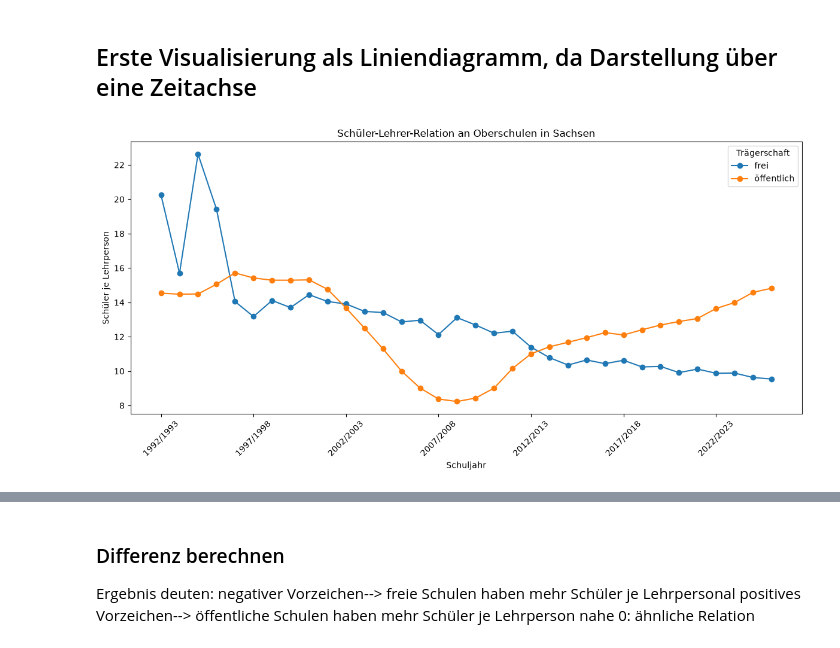
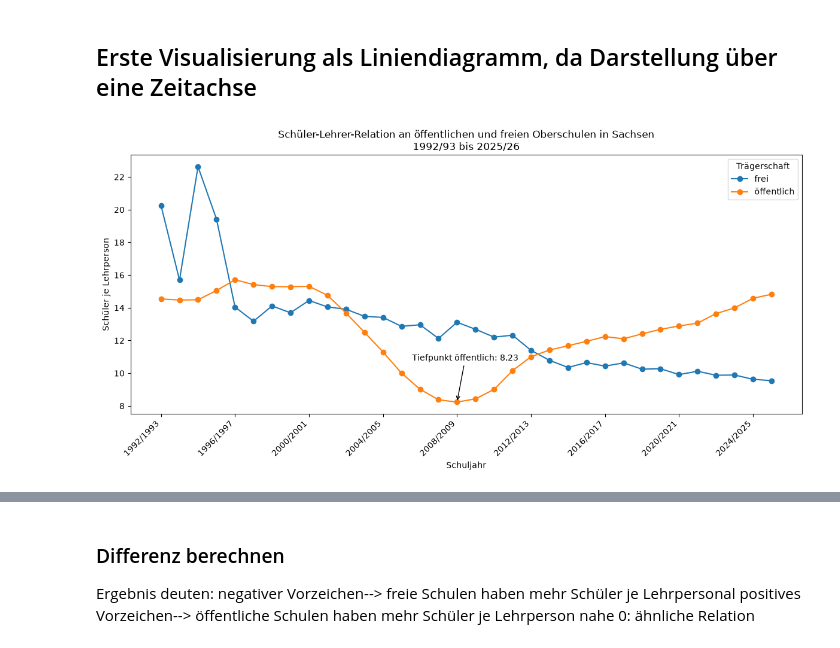
Before and after one commit to AndreR819/PortfolioProjekt, a Jupyter notebook: notebooks/04_schueler_lehrer_relation.ipynb, the cells around one changed output, grey strips where cells are left out. Drawn from its saved outputs; the diff is of its cells as text; code cells hidden in the pictures.

Commit message:
Schüler-Lehrer-Relation und Finanzierung analysieren

```diff
--- a/notebooks/04_schueler_lehrer_relation.ipynb
+++ b/notebooks/04_schueler_lehrer_relation.ipynb
@@ -100,18 +108,42 @@ vergleich_slr
 # %% [markdown]
 ## Erste Visualisierung als Liniendiagramm, da Darstellung über eine Zeitachse
 # %%
-ax = vergleich_slr.plot(
+ax = vergleich_slr[["frei", "öffentlich"]].plot(
     figsize=(12, 6),
-    marker="o"
+    marker="o",
 )
 
-ax.set_title("Schüler-Lehrer-Relation an Oberschulen in Sachsen")
+ax.set_title(
+    "Schüler-Lehrer-Relation an öffentlichen und freien "
+    "Oberschulen in Sachsen\n"
+    "1992/93 bis 2025/26"
+)
 ax.set_xlabel("Schuljahr")
 ax.set_ylabel("Schüler je Lehrperson")
 ax.legend(title="Trägerschaft")
 
-plt.xticks(rotation=45)
+ax.set_xticks(range(0, len(vergleich_slr), 4)) # nur jedes 4. Schuljahr auf der x-Achse anzeigen
+ax.set_xticklabels(
+    vergleich_slr.index[::4],
+    rotation=45,
+    ha="right",
+)
+
+tiefpunkt_jahr = "2008/2009"
+tiefpunkt_x = vergleich_slr.index.get_loc(tiefpunkt_jahr)
+tiefpunkt_y = vergleich_slr.loc[tiefpunkt_jahr, "öffentlich"]
+
+ax.annotate(
+    "Tiefpunkt öffentlich: 8,23",
+    xy=(tiefpunkt_x, tiefpunkt_y),
+    xytext=(10, 50),
+    textcoords="offset points", # verschiebt den Text um 10 Punkte nach rechts und 50 Punkte nach oben
+    ha="center", # richtet den Text mittig aus
+    va="bottom", # richtet den Text am unteren Rand aus
+    arrowprops={"arrowstyle": "->"},
+)
+
 plt.tight_layout()
 plt.show()
 # %% [output]
-[figure, old version]
+[figure, new version]
```
Also changed, not shown: parts of 7 cells of this notebook, 1 other file.
